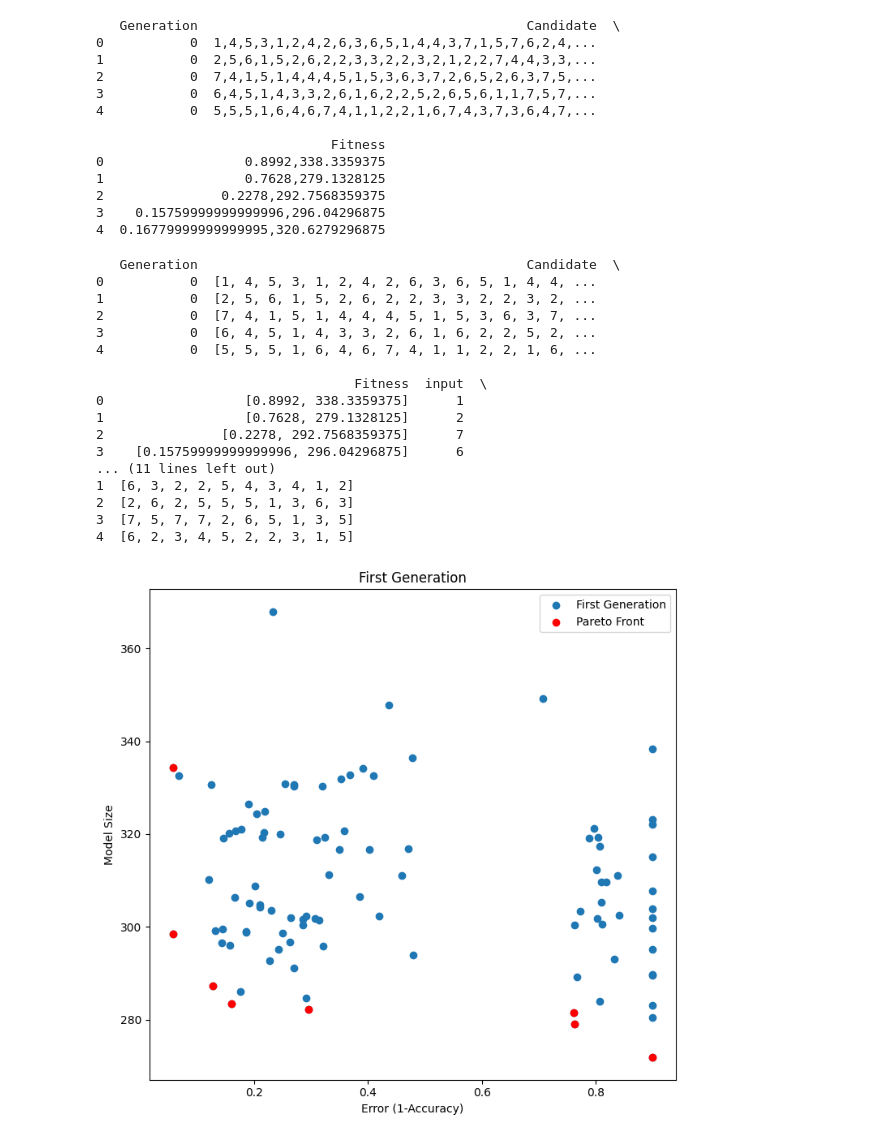
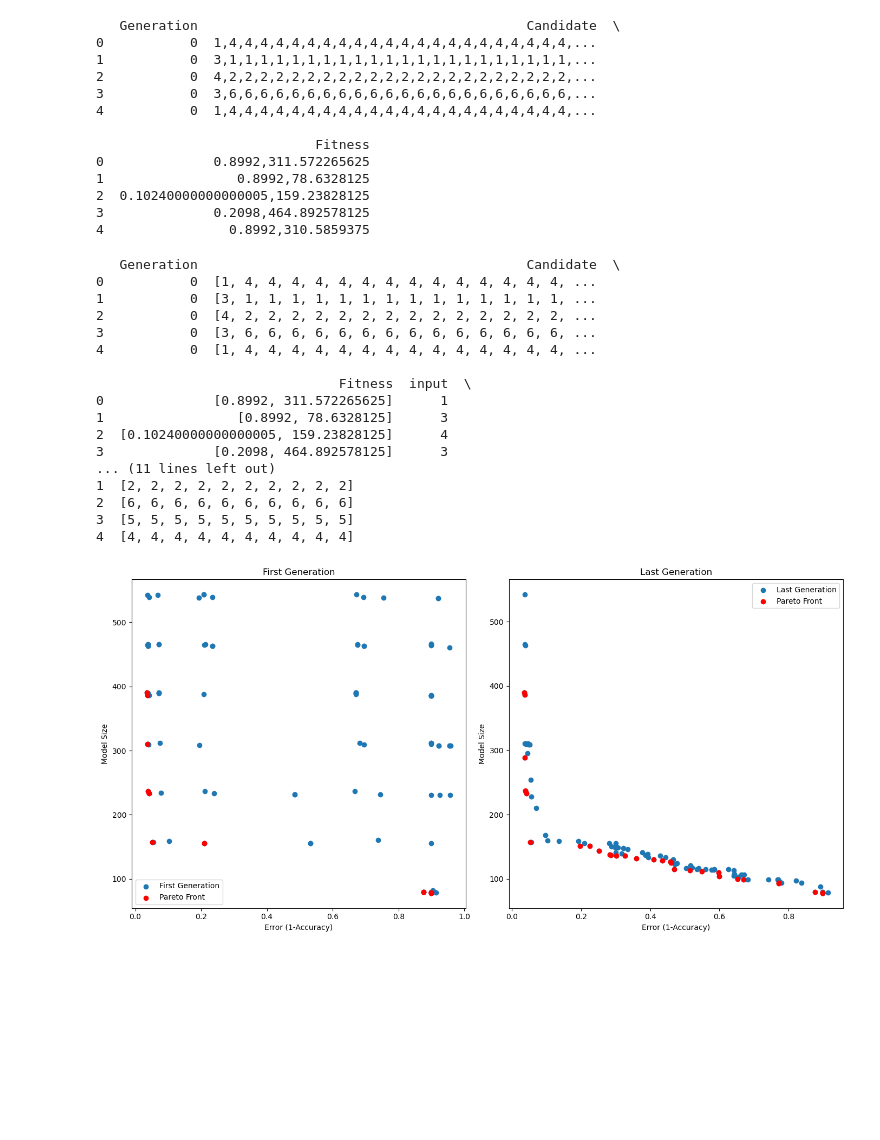
Before and after one commit to Sentz98/Neural-Network-Quantization-Bit-Optimization-via-Multi-Objective-Evolutionary-Algorithms, a Jupyter notebook: graph_plotter.ipynb, the cells around one changed output. Drawn from its saved outputs; the diff is of its cells as text; code cells hidden in the pictures; blank space fills up the shorter version.

```diff
--- a/graph_plotter.ipynb
+++ b/graph_plotter.ipynb
@@ -61,23 +61,23 @@ import numpy as np
 import matplotlib.pyplot as plt
 
 # Assuming your CSV file is named 'data.csv'
-df = pd.read_csv('/content/neuron50_20_41.csv')
+df = pd.read_csv('csv/neuron50_20_41.csv')
 
 print(df.head())
 # %% [output]
    Generation                                          Candidate  \
-0           0  1,4,5,3,1,2,4,2,6,3,6,5,1,4,4,3,7,1,5,7,6,2,4,...
-1           0  2,5,6,1,5,2,6,2,2,3,3,2,2,3,2,1,2,2,7,4,4,3,3,...
-2           0  7,4,1,5,1,4,4,4,5,1,5,3,6,3,7,2,6,5,2,6,3,7,5,...
-3           0  6,4,5,1,4,3,3,2,6,1,6,2,2,5,2,6,5,6,1,1,7,5,7,...
-4           0  5,5,5,1,6,4,6,7,4,1,1,2,2,1,6,7,4,3,7,3,6,4,7,...
+0           0  1,4,4,4,4,4,4,4,4,4,4,4,4,4,4,4,4,4,4,4,4,4,4,...
+1           0  3,1,1,1,1,1,1,1,1,1,1,1,1,1,1,1,1,1,1,1,1,1,1,...
+2           0  4,2,2,2,2,2,2,2,2,2,2,2,2,2,2,2,2,2,2,2,2,2,2,...
+3           0  3,6,6,6,6,6,6,6,6,6,6,6,6,6,6,6,6,6,6,6,6,6,6,...
+4           0  1,4,4,4,4,4,4,4,4,4,4,4,4,4,4,4,4,4,4,4,4,4,4,...
 
-                              Fitness
-0                  0.8992,338.3359375
-1                  0.7628,279.1328125
-2               0.2278,292.7568359375
-3    0.15759999999999996,296.04296875
-4  0.16779999999999995,320.6279296875
+                            Fitness
+0              0.8992,311.572265625
+1                 0.8992,78.6328125
+2  0.10240000000000005,159.23828125
+3              0.2098,464.892578125
+4                0.8992,310.5859375
 # %%
 def add_commas(s):
     return s.replace(' ', ', ')
@@ -99,22 +99,22 @@ df['l2'] = df['Candidate'].apply(lambda x: x[101:])
 print(df.head())
 # %% [output]
    Generation                                          Candidate  \
-0           0  [1, 4, 5, 3, 1, 2, 4, 2, 6, 3, 6, 5, 1, 4, 4, ...
-1           0  [2, 5, 6, 1, 5, 2, 6, 2, 2, 3, 3, 2, 2, 3, 2, ...
-2           0  [7, 4, 1, 5, 1, 4, 4, 4, 5, 1, 5, 3, 6, 3, 7, ...
-3           0  [6, 4, 5, 1, 4, 3, 3, 2, 6, 1, 6, 2, 2, 5, 2, ...
-4           0  [5, 5, 5, 1, 6, 4, 6, 7, 4, 1, 1, 2, 2, 1, 6, ...
+0           0  [1, 4, 4, 4, 4, 4, 4, 4, 4, 4, 4, 4, 4, 4, 4, ...
+1           0  [3, 1, 1, 1, 1, 1, 1, 1, 1, 1, 1, 1, 1, 1, 1, ...
+2           0  [4, 2, 2, 2, 2, 2, 2, 2, 2, 2, 2, 2, 2, 2, 2, ...
+3           0  [3, 6, 6, 6, 6, 6, 6, 6, 6, 6, 6, 6, 6, 6, 6, ...
+4           0  [1, 4, 4, 4, 4, 4, 4, 4, 4, 4, 4, 4, 4, 4, 4, ...
 
-                                 Fitness  input  \
-0                  [0.8992, 338.3359375]      1
-1                  [0.7628, 279.1328125]      2
-2               [0.2278, 292.7568359375]      7
-3    [0.15759999999999996, 296.04296875]      6
+                               Fitness  input  \
+0              [0.8992, 311.572265625]      1
+1                 [0.8992, 78.6328125]      3
+2  [0.10240000000000005, 159.23828125]      4
+3              [0.2098, 464.892578125]      3
 ... (11 lines left out)
-1  [6, 3, 2, 2, 5, 4, 3, 4, 1, 2]
-2  [2, 6, 2, 5, 5, 5, 1, 3, 6, 3]
-3  [7, 5, 7, 7, 2, 6, 5, 1, 3, 5]
-4  [6, 2, 3, 4, 5, 2, 2, 3, 1, 5]
+1  [2, 2, 2, 2, 2, 2, 2, 2, 2, 2]
+2  [6, 6, 6, 6, 6, 6, 6, 6, 6, 6]
+3  [5, 5, 5, 5, 5, 5, 5, 5, 5, 5]
+4  [4, 4, 4, 4, 4, 4, 4, 4, 4, 4]
 # %%
 # Extract data for the first and last generation
 first_gen = df[df['Generation'] == df['Generation'].min()]
@@ -130,40 +130,40 @@ def identify_pareto(points):
     return is_pareto
 
 
 # Convert fitness arrays to 2D arrays for processing
 first_gen_fitness = np.vstack(first_gen['Fitness'].values)
 last_gen_fitness = np.vstack(last_gen['Fitness'].values)
 
 # Identify Pareto points
 pareto_first = identify_pareto(first_gen_fitness)
 pareto_last = identify_pareto(last_gen_fitness)
 
 # Plotting
 plt.figure(figsize=(14, 7))
 
 #fix y axis 0-600
 
 
 # Plot first generation
 plt.subplot(1, 2, 1)
 plt.scatter(first_gen_fitness[:, 0], first_gen_fitness[:, 1], label='First Generation')
 plt.scatter(first_gen_fitness[pareto_first, 0], first_gen_fitness[pareto_first, 1], color='r', label='Pareto Front')
 plt.xlabel('Error (1-Accuracy)')
 plt.ylabel('Model Size')
 plt.title('First Generation')
 plt.legend()
 
-# # Plot last generation
-# plt.subplot(1, 2, 2)
-# plt.scatter(last_gen_fitness[:, 0], last_gen_fitness[:, 1], label='Last Generation')
-# plt.scatter(last_gen_fitness[pareto_last, 0], last_gen_fitness[pareto_last, 1], color='r', label='Pareto Front')
-# plt.xlabel('Error (1-Accuracy)')
-# plt.ylabel('Model Size')
-# plt.title('Last Generation')
-# plt.legend()
+# Plot last generation
+plt.subplot(1, 2, 2)
+plt.scatter(last_gen_fitness[:, 0], last_gen_fitness[:, 1], label='Last Generation')
+plt.scatter(last_gen_fitness[pareto_last, 0], last_gen_fitness[pareto_last, 1], color='r', label='Pareto Front')
+plt.xlabel('Error (1-Accuracy)')
+plt.ylabel('Model Size')
+plt.title('Last Generation')
+plt.legend()
 
 plt.tight_layout()
 plt.show()
 # %% [output]
-[figure, old version]
+[figure, new version]
 # %%
```
Also changed, not shown: parts of 5 cells of this notebook, 2 other files.
